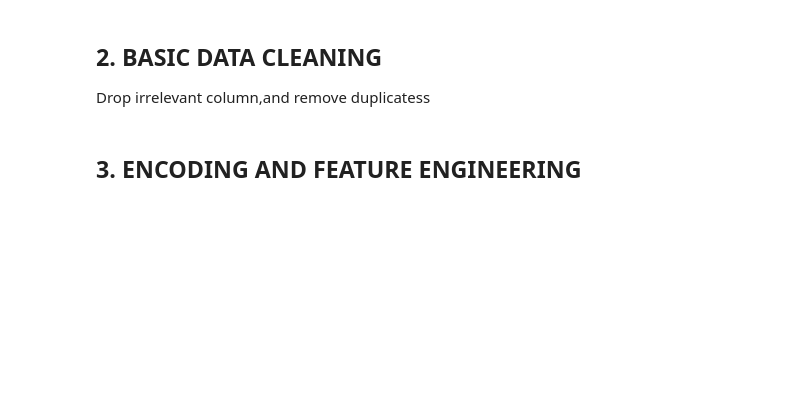
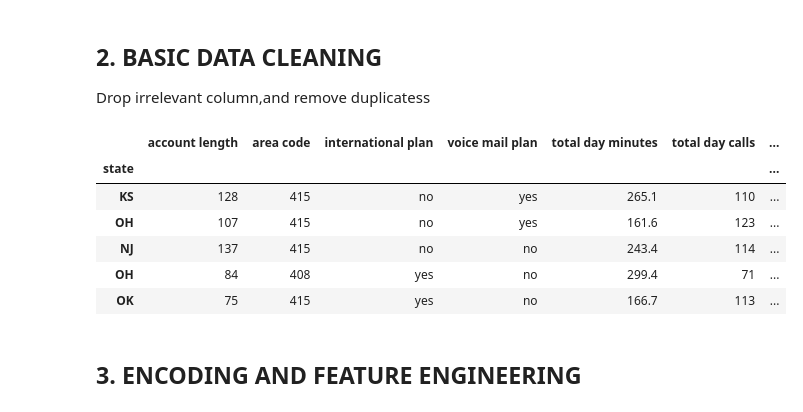
Before and after one commit to cindyakinyi/phase3project, a Jupyter notebook: indexp3.ipynb, the cells around one changed output. Cells and saved outputs as stored; diff of their text form; code cells hidden in the pictures; blank space fills up the shorter version.

```diff
--- a/indexp3.ipynb
+++ b/indexp3.ipynb
@@ -37,6 +73,16 @@ df.drop_duplicates(inplace=True) # Remove duplicates
 for col in df.columns:
     if 'phone' in col.lower() or 'number' in col.lower() or 'id' in col.lower():
         df.drop(columns=[col], inplace=True, errors='ignore')
+# %%
+df.head()
+# %% [output]
+|  | account length | area code | international plan | voice mail plan | total day minutes | total day calls | ... |
+| state |  |  |  |  |  |  | ... |
+| KS | 128 | 415 | no | yes | 265.1 | 110 | ... |
+| OH | 107 | 415 | no | yes | 161.6 | 123 | ... |
+| NJ | 137 | 415 | no | no | 243.4 | 114 | ... |
+| OH | 84 | 408 | yes | no | 299.4 | 71 | ... |
+| OK | 75 | 415 | yes | no | 166.7 | 113 | ... |
 # %% [markdown]
 ## 3. ENCODING AND FEATURE ENGINEERING
 # %%
```
Also changed, not shown: parts of 9 cells of this notebook, 3 other files.
